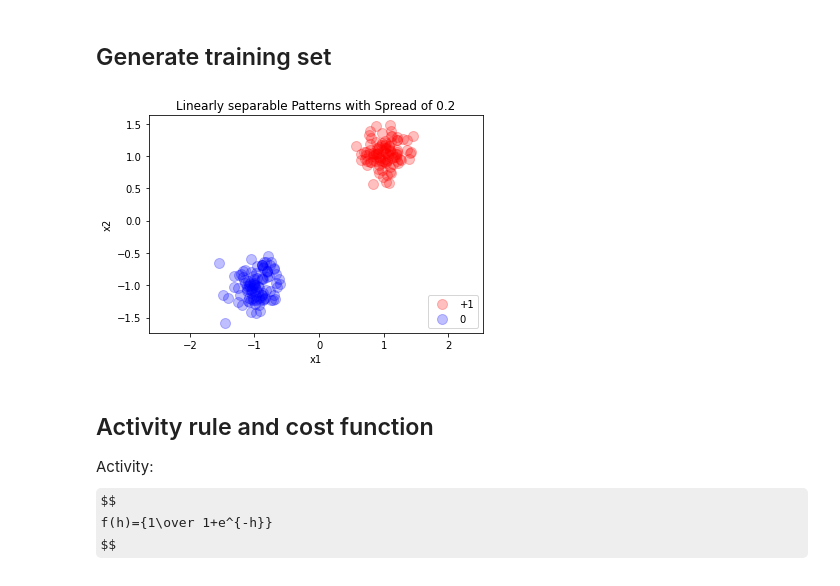
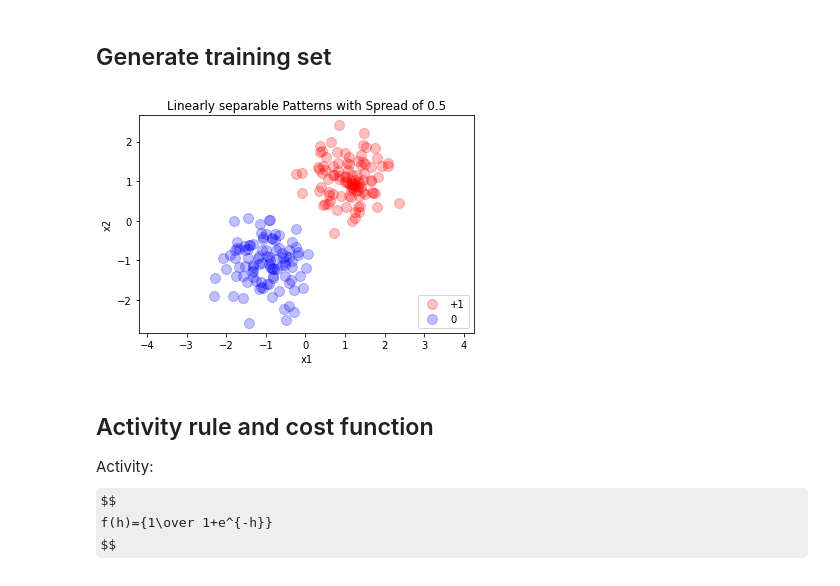
Before and after one commit to jsearcy1/AppliedMathNotebooks, a Jupyter notebook: MATH410/MATH410_Perceptron0_class.ipynb, the cells around one changed output. Saved outputs shown, nothing was run; the diff lists cells and outputs as text; code cells hidden in the pictures; some formulas as TeX source.

```diff
--- a/MATH410/MATH410_Perceptron0_class.ipynb
+++ b/MATH410/MATH410_Perceptron0_class.ipynb
@@ -28,35 +28,37 @@ def generate_patterns(spread,N=2,p1=100,p2=100,option='separable',plot=False):
         # separable targets
         x[0:p1,0:N]=1+spread*np.random.randn(N*p1).reshape(p1,N)
         x[p1:p1+p2,0:N]=-1+spread*np.random.randn(N*p2).reshape(p2,N)
     elif option=='nonseparable':
         x[0:p1,0:N]=1+spread*np.random.randn(N*p1).reshape(p1,N)
         x[0:int(p1/2),0:N]=-x[0:int(p1/2),0:N]
         x[p1:p1+p2,0:N]=-1+spread*np.random.randn(N*p2).reshape(p2,N)
         x[int(p1+p2/2):(p1+p2),0]=-x[int(p1+p2/2):(p1+p2),0]; x[p1:int(p1+p2/2),1]=-x[p1:int(p1+p2/2),1]
     elif option=='weird':
         x[0:p1,0:N]=1+spread*np.random.randn(N*p1).reshape(p1,N)
         x[0:int(p1/2),0:N]=-x[0:int(p1/2),0:N]+1.5
         x[p1:p1+p2,0:N]=-1+spread*np.random.randn(N*p2).reshape(p2,N)
         x[int(p1+p2/2):(p1+p2),0]=-x[int(p1+p2/2):(p1+p2),0]; x[p1:int(p1+p2/2),1]=-x[p1:int(p1+p2/2),1]+1
         z=np.ones((p1+p2))# targets
         z[0:int(p1/2)]=0; z[p1:int(p1+p2/2)]=0
 
     # make a figure
     if plot == True:
         fig,ax=plt.subplots()
         plt.title('Linearly {} Patterns with Spread of {}'.format(option,spread))
         size=100
         # scatterplot
         ax.scatter(x[z==1,0],x[z==1,1],s=size,color='red',alpha=0.25,label='+1')
         ax.scatter(x[z==0,0],x[z==0,1],s=size,color='blue',alpha=0.25,label='0')
         ax.set_xlabel("x1"); ax.set_ylabel("x2")
         ax.legend(loc='lower right')
         ax.axis('equal')
     return x,z
 
-x,z=generate_patterns(spread=0.2,N=2,p1=100,p2=100,option='separable',plot=True)
+p1=100
+p2=100
+x,z=generate_patterns(spread=0.5,N=2,p1=p1,p2=p2,option='separable',plot=True)
 # %% [output]
-[figure, old version]
+[figure, new version]
 # %% [markdown]
 ## Activity rule and cost function
 Activity:
```
Also changed, not shown: parts of 6 cells of this notebook.
